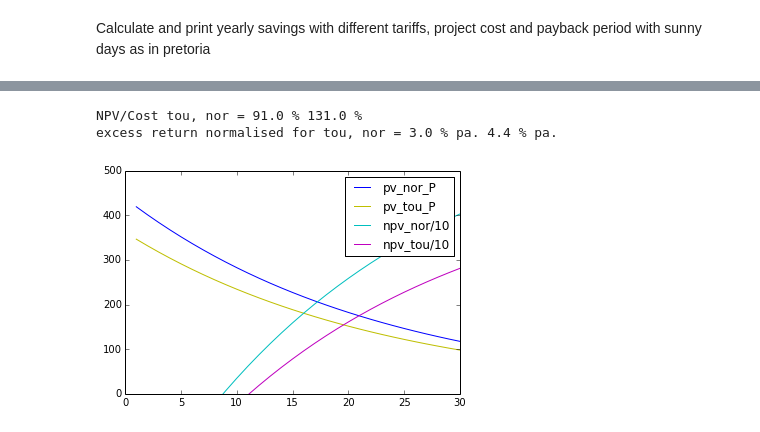
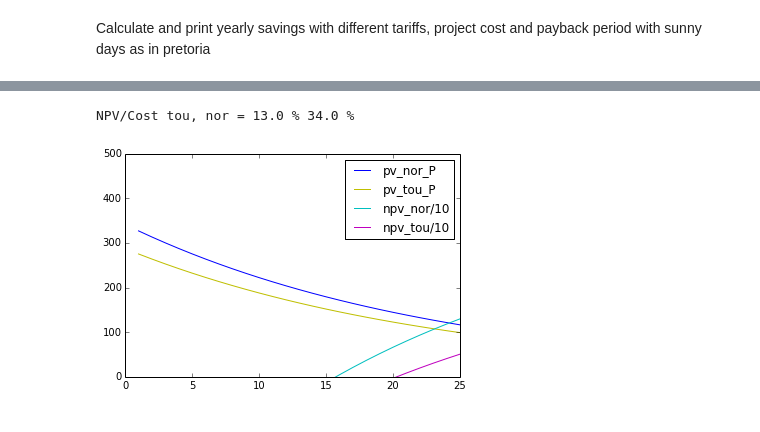
Before and after one commit to eswedwin/DiySolar, a Jupyter notebook: python(pyzo)/PV_tou.ipynb, the cells around one changed output, grey strips where cells are left out. Cells and saved outputs as stored; diff of their text form; code cells hidden in the pictures.

```diff
--- a/python(pyzo)/PV_tou.ipynb
+++ b/python(pyzo)/PV_tou.ipynb
@@ -120,8 +122,8 @@ For Pretoria lat_deg = -25.8 ==> opt inclination (norm) = 52, panel tilted 38 de
 TILT_NS_deg = 32.0                 # for same peak day-energy at soltices and 17% more at equinoxes
 TILT_EW_deg = 00.0                 # for more energy during peak for TOU
 AXI = 0                            # change to 1 for e-w rotation, and 2 for addition n-s rot
-MODULE_eff = 0.17                  # converts upto 17% of incedent light into electricity @ 25oC
-TEMP_grad = 0.004                  # derate performance for each degree above 45oC
+MODULE_eff = 0.185                  # converts upto 18.5% of incedent light into electricity @ 40oC
+TEMP_grad = 0.004                  # derate performance for each degree above 40 - 45oC
 DAYS_SIZE = 52                     # 4.36 samples / month
 INSOLATION = 2000                  # kWh/m^2 as measured over 10 years here and averaged
 
@@ -141,7 +143,7 @@ pepend_sun_power_kw = pepend_sun_power_kw * MODULE_eff  # max power from panel i
 norm_panel_power_kw = pepend_sun_power_kw * NSV[:, :, 2]   # norm_pepend_area = z
 #print(AM[NOON], pepend_sun_power_kw[NOON])
 
-if (1):
+if (0):
     scale = INTERVAL_hours * 365 / size(days)
     panel_energy = np.sum(norm_panel_power_kw) * scale
     print(np.sum(pepend_sun_power_kw) * scale, '-',\
@@ -284,11 +287,12 @@ average daily saving R tou,nor 1.63850849853 , 1.89282921411
 Calculate and print yearly savings with different tariffs, project cost and payback period with sunny days as in pretoria
 # %%
 YEAR_DAYS = 365
+WEEK_DAYS = 7
 WINTER_DAYS = 92                        # june, july & august, all sun subtract weekends and holidays
 YEAR_SUNNY_DAYS = 304                   # 61 summer days completely cloudy with no power (not true)
 
-PANEL_COST = 12.00                      # / Wp = $1.10 * R10.70 / Wp - small scale (large * 0.75 to 0.50)
-BOS = 6.00                              # / Wp balance of system for diy
+PANEL_COST_Wp = 13.50                   # / Wp = $1.10 * R12.20 / Wp - small scale (large * 0.75 to 0.50)
+BOS = PANEL_COST_Wp * (1/3 + 1/6)       # / Wp balance of system for diy (inv = 1/3, racks = 1/6)
 
 # total savings for the all days in range when multiplied with scale for the other days
 scale_year = YEAR_DAYS / size(days)                     # back to all days in year
@@ -296,21 +300,23 @@ saving_w = (np.sum(saving_d_t[w_sta:w_sta+w_per]) * scale_year).round(2) # split
 saving_s = (np.sum(saving_d_t) * scale_year).round(2) - saving_w  # cloudy days only in summer
 saving_o = (np.sum(saving_d_o) * scale_year).round(2)
 saving_n = (np.sum(saving_d_n) * scale_year).round(2)   # all sun
-# assume 64(w) + 136(s) = 200 sunny work days, rest weekend or offpeak/cloudy
+
+# assume 64(w) + 136(s) = 200 sunny work days = 304 - 52*2, rest weekend or 61 offpeak/cloudy
 adjusted_tou =  (saving_w * 64 / WINTER_DAYS \
                + saving_s * 136 / (YEAR_DAYS - WINTER_DAYS) \
                + saving_o * 165 / YEAR_DAYS \
                + saving_o * 52 / 2 / YEAR_DAYS).round(2) # add some sunny saturdays = standard tariff
 
-adjusted_nor = (saving_n * YEAR_SUNNY_DAYS / YEAR_DAYS).round(2) # with usage > generated on weekends
-                                                                 # other 61 days = 0
-total_cost = (PANEL_COST + BOS) * MODULE_eff * 1000
+adjusted_nor = (saving_n * YEAR_SUNNY_DAYS / YEAR_DAYS * 6 / WEEK_DAYS).round(2)
+                                                                # with usage>generated on saturdays
+                                                                # other 61 days & sundays = 0
+total_cost = (PANEL_COST_Wp + BOS) * MODULE_eff * 1000          # test condition 1000W/m**2, Am1.5 for Wp
 
 print ('Saving tou all (w(3),s(9)):', saving_w, '+', saving_s, '=', saving_w + saving_s, 'R/m^2')
 print ('Saving off-pk year all sun:', saving_o, 'R/m^2')
 print ('Saving normal year all sun:', saving_n, 'R/m^2\n')
-print ('First year saving adjusted sunny days for tou, nor:', adjusted_tou, ',', adjusted_nor, 'R/m^2')
-print ('Total installed cost / m^2 = R', total_cost)
+print ('First year savings adjusted for sunny days for tou, nor:', adjusted_tou, ',', adjusted_nor, 'R/m^2')
+print ('Total installed cost / m^2 = R', round(total_cost,2))
 print ('Payback years for tou, nor:',  (total_cost / adjusted_tou).round(1), ',', \
                                        (total_cost / adjusted_nor).round(1))
 # %% [output]
@@ -331,16 +337,20 @@ With estimated electricity tariff escalation, inflation and detoriation of PV co
 
 Assume system is scrapped and removed after 30 years with removal cost == profit from scrap. Thus no cost or return.
 # %%
-CALC_YEARS  = 30            # life of PV panels normally set to 25 - 30 Years
+CALC_YEARS  = 25            # life of PV panels normally set to 25 - 30 Years
 TARIFF_ESCAL = 0.08         # electricity increase at minimum 8% per year, thus 1.5% above inflation
 INFLATION    = 0.065        # current RSA
 PRIME_INT_RATE = 0.0925     # current RSA
 PV_EFF_25Y   = 0.8          # 80% after 25 years because of accumelated radiation and thermal damage
 MAINT_COST   = 0.025        # 2.5% pa. escalated cleaning/painting over long term when no batteries
 INSUR_COST   = 0.02         # 2.0% pa. esc. if needed for hail damage/ theft, both increase with inflation
-REQUIRED_RETURN = 0.12      # rate of return (coc) for NPV calc (prime + 2.75%)
+REQUIRED_RETURN = 0.12      # rate of return on (or cost of) capital (roc) for NPV calc (prime + 2.75%)
 
 # from above use adjusted_tou, adjusted_nor as returns and total_cost as initial capital cost
+# VAT has no influence on calculation - all amounts are higher by same percentage; thus divides out
+# total_cost *= (1 + VAT)
+# adjusted_tou *= (1 + VAT)
+# adjusted_nor *= (1 + VAT)
 
 years = arange(0, CALC_YEARS + 1, 1)        # calculation period
 life_expense = total_cost * (MAINT_COST) * (1 + INFLATION) ** years
@@ -353,36 +363,35 @@ return_tou = adjusted_tou * return_ajustment - life_expense
 return_nor = adjusted_nor * return_ajustment - life_expense
 
 # calculate NPV (nett present value) with fixed rate of return
 # npv_tou_1 = -total_cost + np.npv(REQUIRED_RETURN, return_tou)      # gives single value (the same as below)
 # npv_nor_1 = -total_cost + np.npv(REQUIRED_RETURN, return_nor)      # gives single value
 # np.nper(PRIME_INT_RATE + 0.001, -npv_nor, total_cost)
 
 pv_tou = return_tou / (1 + REQUIRED_RETURN) ** years
 pv_nor = return_nor / (1 + REQUIRED_RETURN) ** years
 npv_tou = -total_cost + sum(pv_tou).round(2)
 npv_nor = -total_cost + sum(pv_nor).round(2)
 npv_tt = np.ma.cumsum(pv_tou)
 npv_tt -= total_cost
 npv_nt = np.ma.cumsum(pv_nor)
 npv_nt -= total_cost
 
 if (1):
     #print ('NPV/COST nor =', npv_nor*100// total_cost, npv_nor_1*100//total_cost)
     print ('NPV/Cost tou, nor =', npv_tou * 100 // total_cost,'%', npv_nor * 100 // total_cost,'%')
-    print ('excess return normalised for tou, nor =', \
-           (npv_tou * 100 // total_cost / CALC_YEARS).round(1),'% pa.', \
-           (npv_nor * 100 // total_cost / CALC_YEARS).round(1),'% pa.')
+    #print ('excess return normalised for tou, nor =', \
+    #       (npv_tou * 100 // total_cost / CALC_YEARS).round(1),'% pa.', \
+    #       (npv_nor * 100 // total_cost / CALC_YEARS).round(1),'% pa.')
     #plot(years, return_nor[1:], '-r')
     plot(years[1:], pv_nor[1:], '-b')
     #plot(years, return_tou, '-g')
     plot(years[1:], pv_tou[1:], '-y')
     plot(years, npv_nt / 10, '-c')    # divided 10 below WATCH!
     plot(years, npv_tt / 10, '-m')    # divided 10 below WATCH!
     xlim(0,)
     ylim(0, 500)
     legend (['pv_nor_P', 'pv_tou_P', 'npv_nor/10', 'npv_tou/10'])
     show()
 # %% [output]
-NPV/Cost tou, nor = 91.0 % 131.0 %
-excess return normalised for tou, nor = 3.0 % pa. 4.4 % pa.
+NPV/Cost tou, nor = 13.0 % 34.0 %
-[figure, old version]
+[figure, new version]
```
Also changed, not shown: parts of 10 cells of this notebook, 3 other files.
